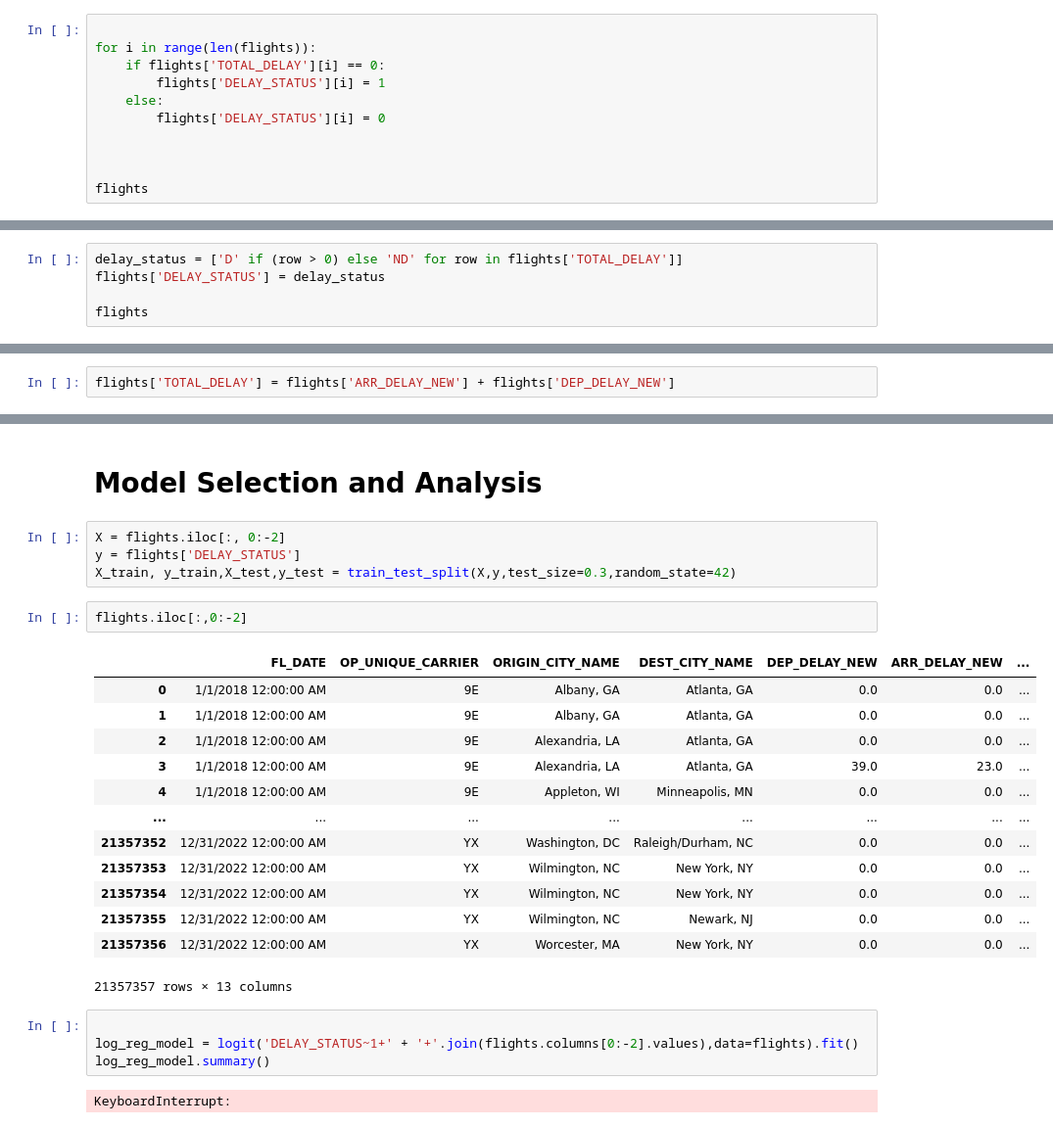
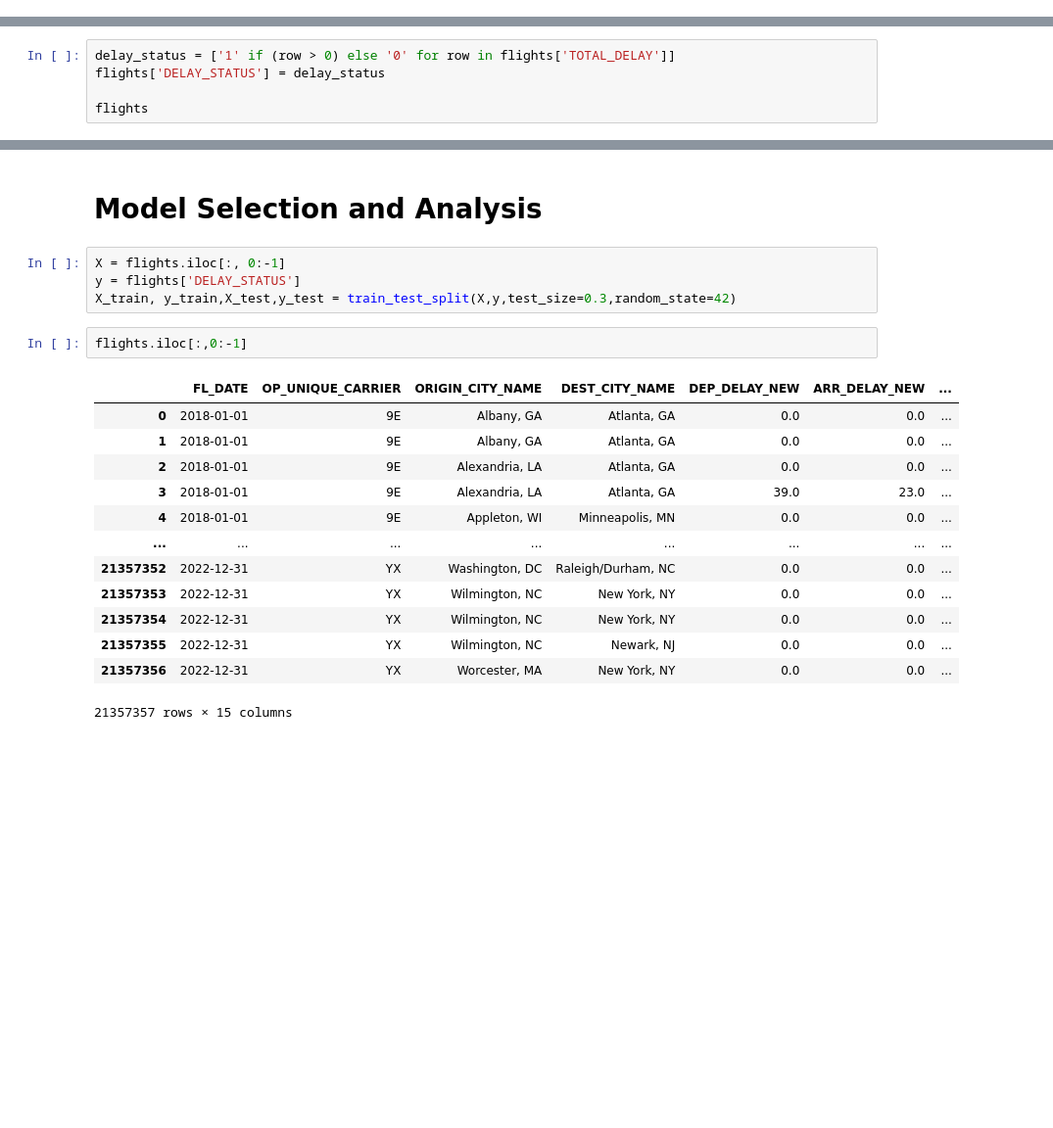
Before and after one commit to ssamat/COGS109, a Jupyter notebook: Final_Project_Template.ipynb, the cells around one changed output, grey strips where cells are left out. Shown: that part at 98% size. Cells and saved outputs as stored; diff of their text form; blank space fills up the shorter version.

Commit message:
first commit with models

```diff
--- a/Final_Project_Template.ipynb
+++ b/Final_Project_Template.ipynb
@@ -159,14 +159,3 @@ flights
 | 21357355 | 12/31/2022 12:00:00 AM | YX | Wilmington, NC | Newark, NJ | 0.0 | 0.0 | ... |
 | 21357356 | 12/31/2022 12:00:00 AM | YX | Worcester, MA | New York, NY | 0.0 | 0.0 | ... |
 21357357 rows × 14 columns
-# %%
-
-for i in range(len(flights)):
-    if flights['TOTAL_DELAY'][i] == 0:
-        flights['DELAY_STATUS'][i] = 1
-    else:
-        flights['DELAY_STATUS'][i] = 0
-
-
-
-flights
@@ -175,5 +175,5 @@ KeyError: 'DELAY_STATUS'
 # %%
-delay_status = ['D' if (row > 0) else 'ND' for row in flights['TOTAL_DELAY']]
+delay_status = ['1' if (row > 0) else '0' for row in flights['TOTAL_DELAY']]
 flights['DELAY_STATUS'] = delay_status
 
 flights
@@ -255,5 +254,3 @@ Name: count, Length: 186, dtype: int64
-# %%
-flights['TOTAL_DELAY'] = flights['ARR_DELAY_NEW'] + flights['DEP_DELAY_NEW']
 # %%
 flights
 # %% [output]
@@ -350,28 +347,22 @@ plt.show()
 # %% [markdown]
 # Model Selection and Analysis
 # %%
-X = flights.iloc[:, 0:-2]
+X = flights.iloc[:, 0:-1]
 y = flights['DELAY_STATUS']
 X_train, y_train,X_test,y_test = train_test_split(X,y,test_size=0.3,random_state=42)
 # %%
-flights.iloc[:,0:-2]
+flights.iloc[:,0:-1]
 # %% [output]
 |  | FL_DATE | OP_UNIQUE_CARRIER | ORIGIN_CITY_NAME | DEST_CITY_NAME | DEP_DELAY_NEW | ARR_DELAY_NEW | ... |
-| 0 | 1/1/2018 12:00:00 AM | 9E | Albany, GA | Atlanta, GA | 0.0 | 0.0 | ... |
-| 1 | 1/1/2018 12:00:00 AM | 9E | Albany, GA | Atlanta, GA | 0.0 | 0.0 | ... |
-| 2 | 1/1/2018 12:00:00 AM | 9E | Alexandria, LA | Atlanta, GA | 0.0 | 0.0 | ... |
-| 3 | 1/1/2018 12:00:00 AM | 9E | Alexandria, LA | Atlanta, GA | 39.0 | 23.0 | ... |
-| 4 | 1/1/2018 12:00:00 AM | 9E | Appleton, WI | Minneapolis, MN | 0.0 | 0.0 | ... |
+| 0 | 2018-01-01 | 9E | Albany, GA | Atlanta, GA | 0.0 | 0.0 | ... |
+| 1 | 2018-01-01 | 9E | Albany, GA | Atlanta, GA | 0.0 | 0.0 | ... |
+| 2 | 2018-01-01 | 9E | Alexandria, LA | Atlanta, GA | 0.0 | 0.0 | ... |
+| 3 | 2018-01-01 | 9E | Alexandria, LA | Atlanta, GA | 39.0 | 23.0 | ... |
+| 4 | 2018-01-01 | 9E | Appleton, WI | Minneapolis, MN | 0.0 | 0.0 | ... |
 | ... | ... | ... | ... | ... | ... | ... | ... |
-| 21357352 | 12/31/2022 12:00:00 AM | YX | Washington, DC | Raleigh/Durham, NC | 0.0 | 0.0 | ... |
-| 21357353 | 12/31/2022 12:00:00 AM | YX | Wilmington, NC | New York, NY | 0.0 | 0.0 | ... |
-| 21357354 | 12/31/2022 12:00:00 AM | YX | Wilmington, NC | New York, NY | 0.0 | 0.0 | ... |
-| 21357355 | 12/31/2022 12:00:00 AM | YX | Wilmington, NC | Newark, NJ | 0.0 | 0.0 | ... |
-| 21357356 | 12/31/2022 12:00:00 AM | YX | Worcester, MA | New York, NY | 0.0 | 0.0 | ... |
+| 21357352 | 2022-12-31 | YX | Washington, DC | Raleigh/Durham, NC | 0.0 | 0.0 | ... |
+| 21357353 | 2022-12-31 | YX | Wilmington, NC | New York, NY | 0.0 | 0.0 | ... |
+| 21357354 | 2022-12-31 | YX | Wilmington, NC | New York, NY | 0.0 | 0.0 | ... |
+| 21357355 | 2022-12-31 | YX | Wilmington, NC | Newark, NJ | 0.0 | 0.0 | ... |
+| 21357356 | 2022-12-31 | YX | Worcester, MA | New York, NY | 0.0 | 0.0 | ... |
-21357357 rows × 13 columns
+21357357 rows × 15 columns
-# %%
-
-log_reg_model = logit('DELAY_STATUS~1+' + '+'.join(flights.columns[0:-2].values),data=flights).fit()
-log_reg_model.summary()
-# %% [output]
-KeyboardInterrupt:
```
Also changed, not shown: parts of 28 cells of this notebook.
